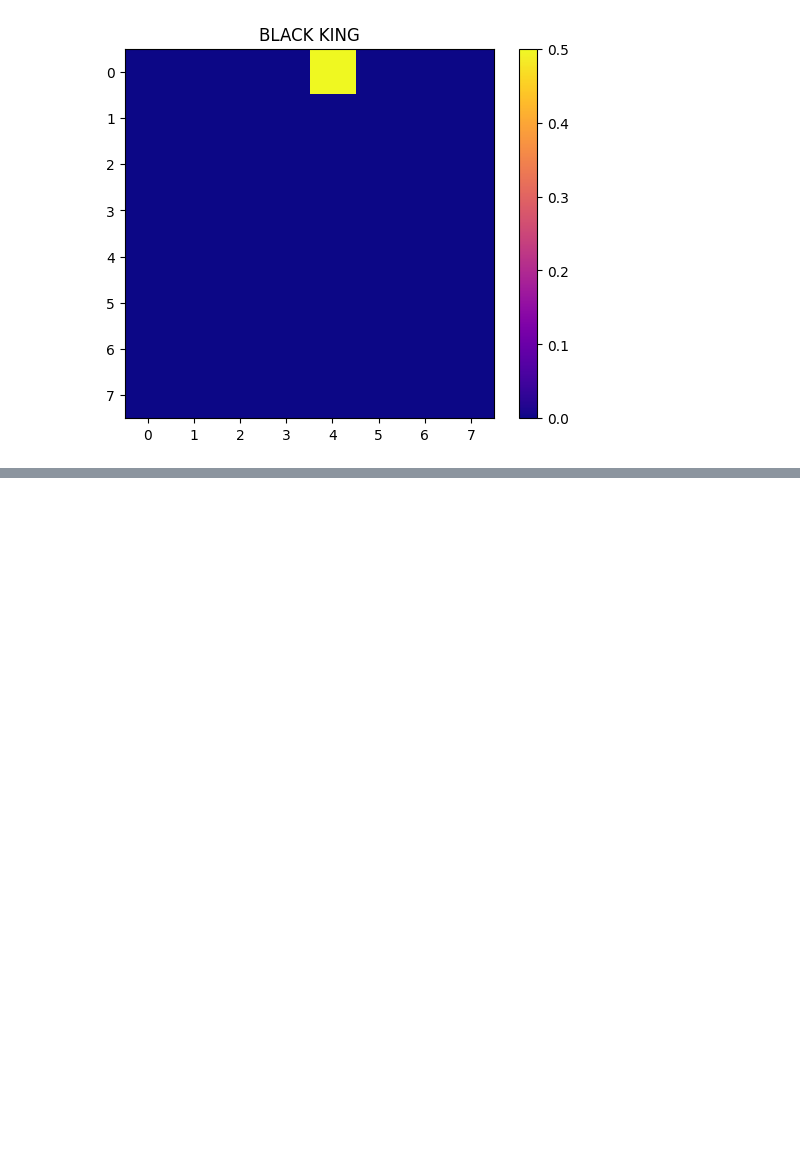
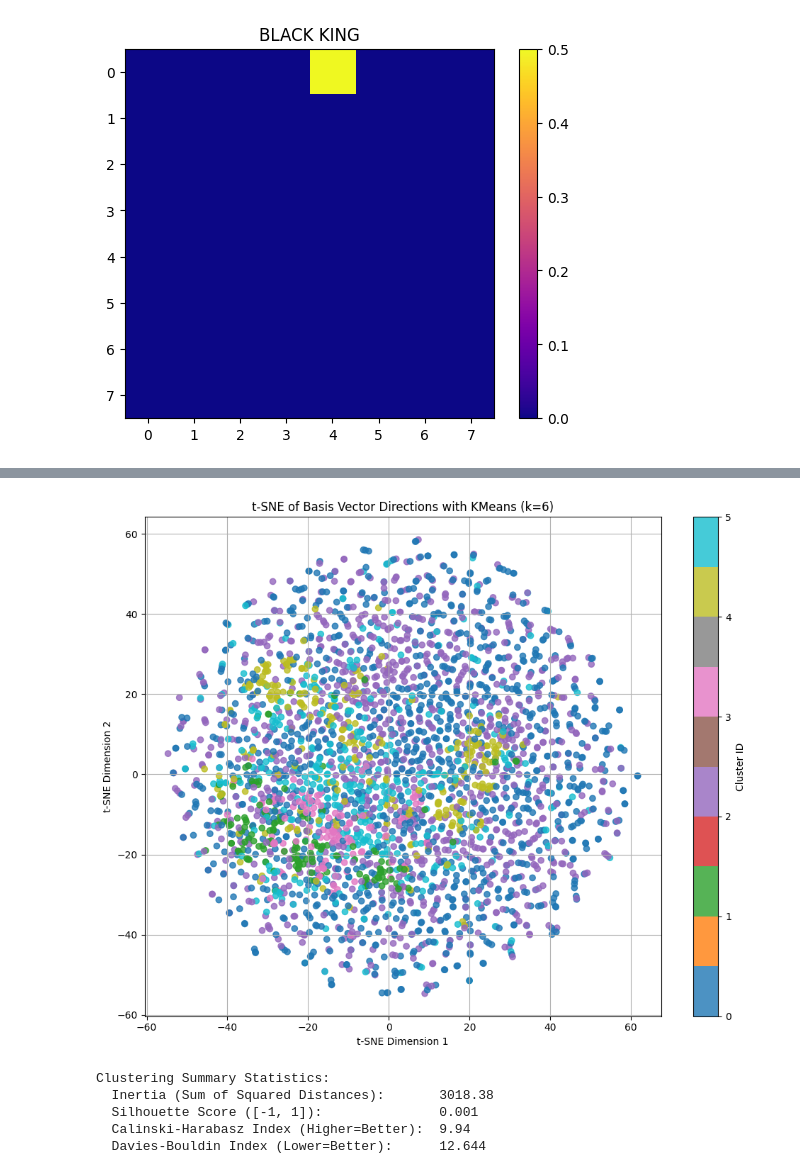
Before and after one commit to zachmccrth/SparseMate, a Jupyter notebook: test.ipynb, the cells around one changed output, grey strips where cells are left out. Drawn from its saved outputs; the diff is of its cells as text; code cells hidden in the pictures; blank space fills up the shorter version.

```diff
--- a/test.ipynb
+++ b/test.ipynb
@@ -128,0 +210,57 @@ for j in range(1,7):
+# %%
+import torch
+import matplotlib.pyplot as plt
+from sklearn.cluster import KMeans
+from sklearn.manifold import TSNE
+
+# Extract basis set as NumPy array
+basis_set = model.basis_set.detach().cpu().numpy()  # shape: (num_vectors, dim)
+
+# Choose number of clusters
+n_clusters = 6
+
+# Cluster with KMeans
+kmeans = KMeans(n_clusters=n_clusters, random_state=0)
+cluster_labels = kmeans.fit_predict(basis_set)
+
+# Use t-SNE for 2D projection (you can adjust perplexity if needed)
+tsne = TSNE(n_components=2, perplexity=30, random_state=42, init='pca', learning_rate='auto')
+basis_tsne = tsne.fit_transform(basis_set)
+
+# Plot the t-SNE projection with cluster labels
+plt.figure(figsize=(10, 8))
+scatter = plt.scatter(
+    basis_tsne[:, 0],
+    basis_tsne[:, 1],
+    c=cluster_labels,
+    cmap='tab10',
+    alpha=0.8
+)
+plt.title(f't-SNE of Basis Vector Directions with KMeans (k={n_clusters})')
+plt.xlabel('t-SNE Dimension 1')
+plt.ylabel('t-SNE Dimension 2')
+plt.colorbar(scatter, label='Cluster ID')
+plt.grid(True)
+plt.tight_layout()
+plt.show()
+from sklearn.metrics import silhouette_score, calinski_harabasz_score, davies_bouldin_score
+
+# Compute metrics
+inertia = kmeans.inertia_
+sil_score = silhouette_score(basis_set, cluster_labels)
+ch_score = calinski_harabasz_score(basis_set, cluster_labels)
+db_score = davies_bouldin_score(basis_set, cluster_labels)
+
+# Print summary
+print("Clustering Summary Statistics:")
+print(f"  Inertia (Sum of Squared Distances):       {inertia:.2f}")
+print(f"  Silhouette Score ([-1, 1]):               {sil_score:.3f}")
+print(f"  Calinski-Harabasz Index (Higher=Better):  {ch_score:.2f}")
+print(f"  Davies-Bouldin Index (Lower=Better):      {db_score:.3f}")
+# %% [output]
+[figure, added]
+Clustering Summary Statistics:
+  Inertia (Sum of Squared Distances):       3018.38
+  Silhouette Score ([-1, 1]):               0.001
+  Calinski-Harabasz Index (Higher=Better):  9.94
+  Davies-Bouldin Index (Lower=Better):      12.644
```
Also changed, not shown: parts of 7 cells of this notebook, 5 other files.
